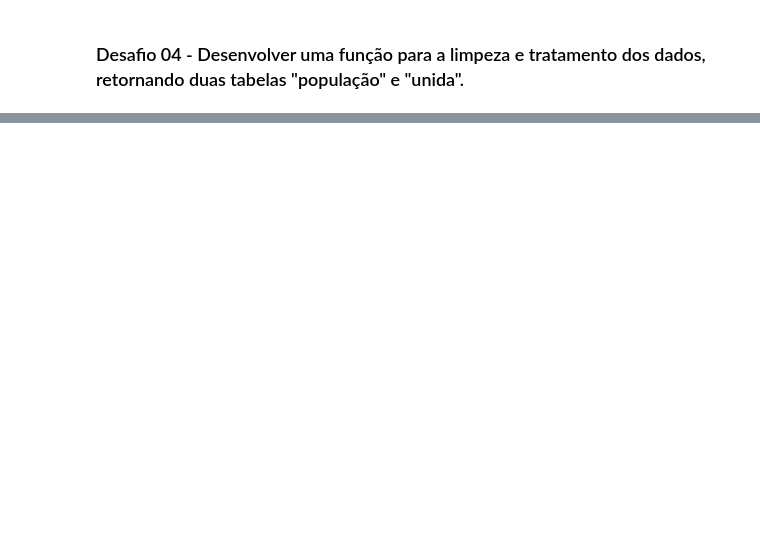
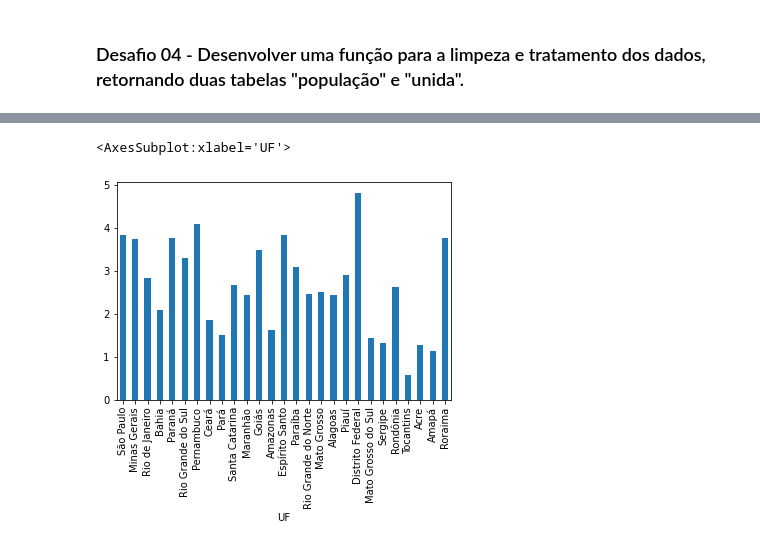
Before and after one commit to cmattosr/bootcampDS_Mod02, a Jupyter notebook: BootcampDataScience_Mod02.ipynb, the cells around one changed output, grey strips where cells are left out. Saved outputs shown, nothing was run; the diff lists cells and outputs as text; code cells hidden in the pictures; blank space fills up the shorter version.

```diff
--- a/BootcampDataScience_Mod02.ipynb
+++ b/BootcampDataScience_Mod02.ipynb
@@ -856,0 +974,6 @@ dados_da_populacao.join(gastos_mes_mais_recente)
+# %%
+#vamos plotar o gráfico sem ordenar pois o mesmo está ordenado pelo maior gasto, então podemos ver que o o estrado que mais gasta, que é São Paulo, tem um custo por habitante próximo do estado que menos gasta, que é roraima
+gastos_e_populacao_recentes["gasto por habitante 2021/Mar"].plot(kind="bar")
+# %% [output]
+<AxesSubplot:xlabel='UF'>
+[figure, added]
```
Also changed, not shown: parts of 34 cells of this notebook.
